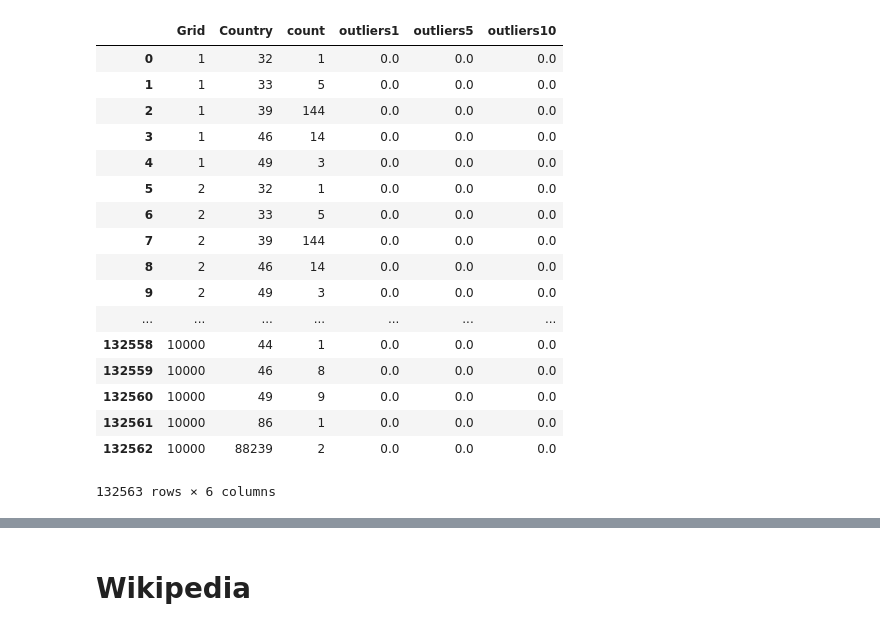
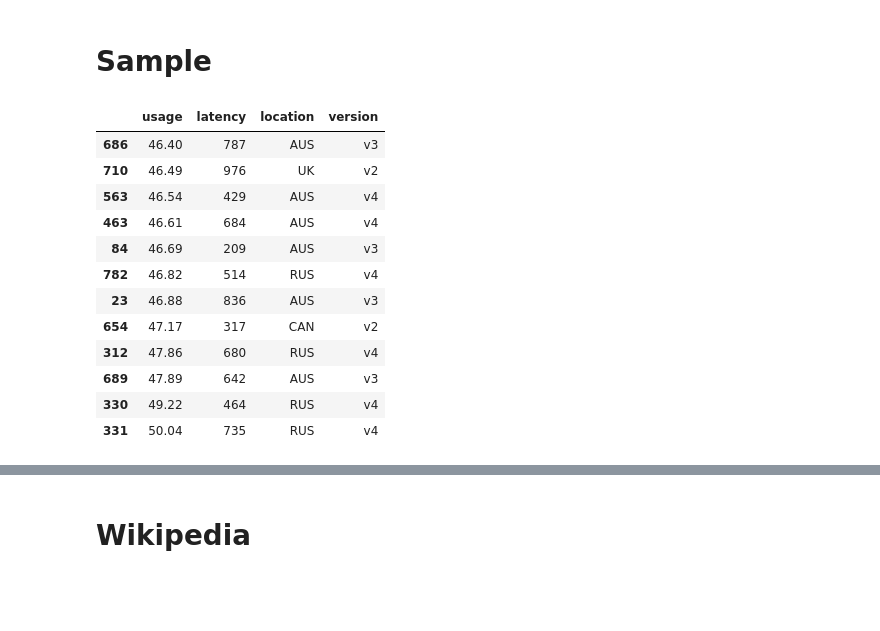
Before and after one commit to stanford-futuredata/macrobase, a Jupyter notebook: Moments Cube Creation.ipynb, the cells around one changed output, grey strips where cells are left out. Saved outputs shown, nothing was run; the diff lists cells and outputs as text; code cells hidden in the pictures; blank space fills up the shorter version.

```diff
--- a/Moments Cube Creation.ipynb
+++ b/Moments Cube Creation.ipynb
@@ -64,39 +200,16 @@ milan_cube.to_csv('lib/src/test/resources/milan_moments_cubed.csv')
 # %%
-def outliers(t, name):
-    def outliers_(x):
-        return np.sum(x >= t)
-    outliers_.__name__ = 'outliers%s' % name
-    return outliers_
-
-t1 = milan_data[metric].quantile(0.99)
-t5 = milan_data[metric].quantile(0.95)
-t10 = milan_data[metric].quantile(0.90)
-milan_oracle = milan_data.groupby(["Grid", "Country"]).agg({metric: [
-    'count',
-    outliers(t1, "1"),
-    outliers(t5, "5"),
-    outliers(t10, "10")
-]}).reset_index(col_level=1)
-milan_oracle.columns = milan_oracle.columns.get_level_values(1)
-milan_oracle
+# t1 = milan_data[metric].quantile(0.99)
+# t5 = milan_data[metric].quantile(0.95)
+# t10 = milan_data[metric].quantile(0.90)
+# milan_oracle = milan_data.groupby(["Grid", "Country"]).agg({metric: [
+#     'count',
+#     outliers(t1, "1"),
+#     outliers(t5, "5"),
+#     outliers(t10, "10")
+# ]}).reset_index(col_level=1)
+# milan_oracle.columns = milan_oracle.columns.get_level_values(1)
+# milan_oracle
-# %% [output]
-|  | Grid | Country | count | outliers1 | outliers5 | outliers10 |
-| 0 | 1 | 32 | 1 | 0.0 | 0.0 | 0.0 |
-| 1 | 1 | 33 | 5 | 0.0 | 0.0 | 0.0 |
-| 2 | 1 | 39 | 144 | 0.0 | 0.0 | 0.0 |
-| 3 | 1 | 46 | 14 | 0.0 | 0.0 | 0.0 |
-| 4 | 1 | 49 | 3 | 0.0 | 0.0 | 0.0 |
-| 5 | 2 | 32 | 1 | 0.0 | 0.0 | 0.0 |
-| 6 | 2 | 33 | 5 | 0.0 | 0.0 | 0.0 |
-| 7 | 2 | 39 | 144 | 0.0 | 0.0 | 0.0 |
-| 8 | 2 | 46 | 14 | 0.0 | 0.0 | 0.0 |
-| 9 | 2 | 49 | 3 | 0.0 | 0.0 | 0.0 |
-| ... | ... | ... | ... | ... | ... | ... |
-| 132558 | 10000 | 44 | 1 | 0.0 | 0.0 | 0.0 |
-| 132559 | 10000 | 46 | 8 | 0.0 | 0.0 | 0.0 |
-| 132560 | 10000 | 49 | 9 | 0.0 | 0.0 | 0.0 |
-| 132561 | 10000 | 86 | 1 | 0.0 | 0.0 | 0.0 |
-| 132562 | 10000 | 88239 | 2 | 0.0 | 0.0 | 0.0 |
-132563 rows × 6 columns
 # %%
 milan_oracle.to_csv('lib/src/test/resources/milan_oracle_cubed.csv')
+# %% [markdown]
+# Sample
@@ -102,0 +221,18 @@ milan_oracle.to_csv('lib/src/test/resources/milan_oracle_cubed.csv')
+# %%
+sample = pd.read_csv('~/msketch/javamsketch/src/test/resources/sample.csv')
+cutoff = sample["usage"].quantile(0.99)
+sample[sample["usage"] >= 46.4].sort_values(["usage"])
+# %% [output]
+|  | usage | latency | location | version |
+| 686 | 46.40 | 787 | AUS | v3 |
+| 710 | 46.49 | 976 | UK | v2 |
+| 563 | 46.54 | 429 | AUS | v4 |
+| 463 | 46.61 | 684 | AUS | v4 |
+| 84 | 46.69 | 209 | AUS | v3 |
+| 782 | 46.82 | 514 | RUS | v4 |
+| 23 | 46.88 | 836 | AUS | v3 |
+| 654 | 47.17 | 317 | CAN | v2 |
+| 312 | 47.86 | 680 | RUS | v4 |
+| 689 | 47.89 | 642 | AUS | v3 |
+| 330 | 49.22 | 464 | RUS | v4 |
+| 331 | 50.04 | 735 | RUS | v4 |
```
Also changed, not shown: parts of 28 cells of this notebook, 7 other files.
